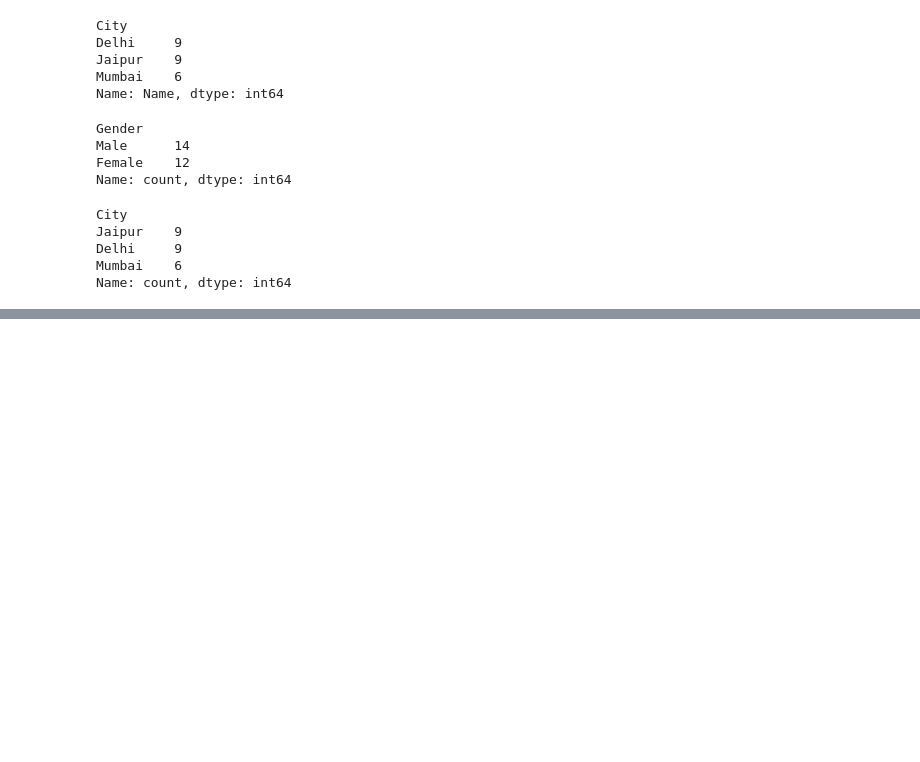
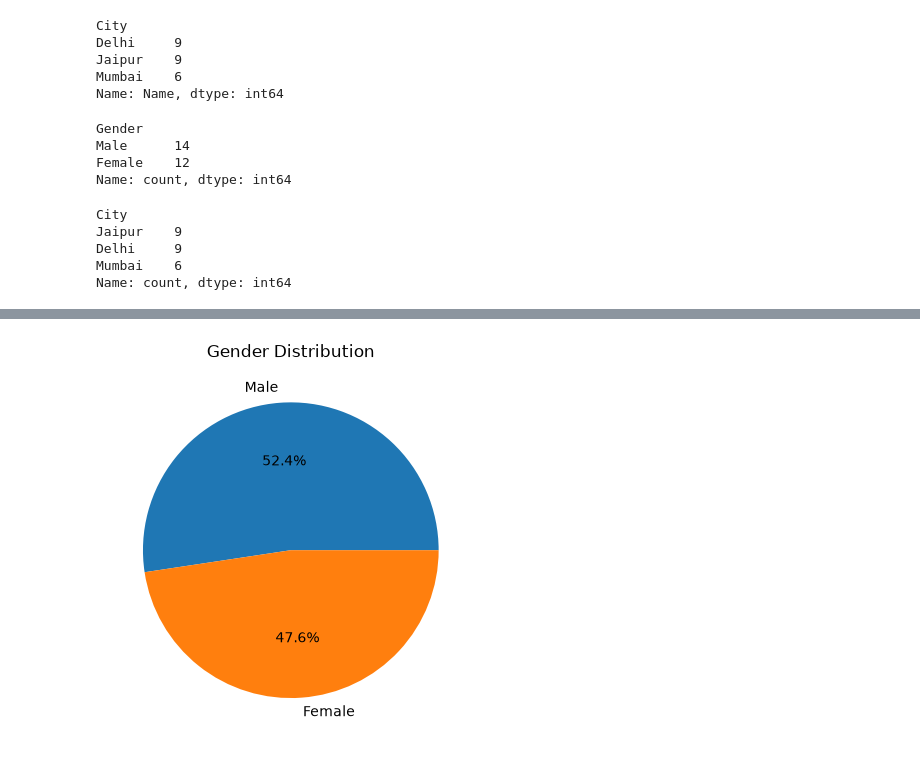
Before and after one commit to ankit-kr-maurya-82/Data-Science, a Jupyter notebook: day9project.ipynb, the cells around one changed output, grey strips where cells are left out. Saved outputs shown, nothing was run; the diff lists cells and outputs as text; code cells hidden in the pictures; blank space fills up the shorter version.

```diff
--- a/day9project.ipynb
+++ b/day9project.ipynb
@@ -111,0 +238,11 @@ Name: count, dtype: int64
+# %%
+# Pie Chart
+## Gender Distribution
+data["Gender"].value_counts().plot(
+    kind="pie",
+    autopct="%1.1f%%"
+)
+plt.title("Gender Distribution")
+plt.show()
+# %% [output]
+[figure, added]
```
Also changed, not shown: parts of 12 cells of this notebook.
